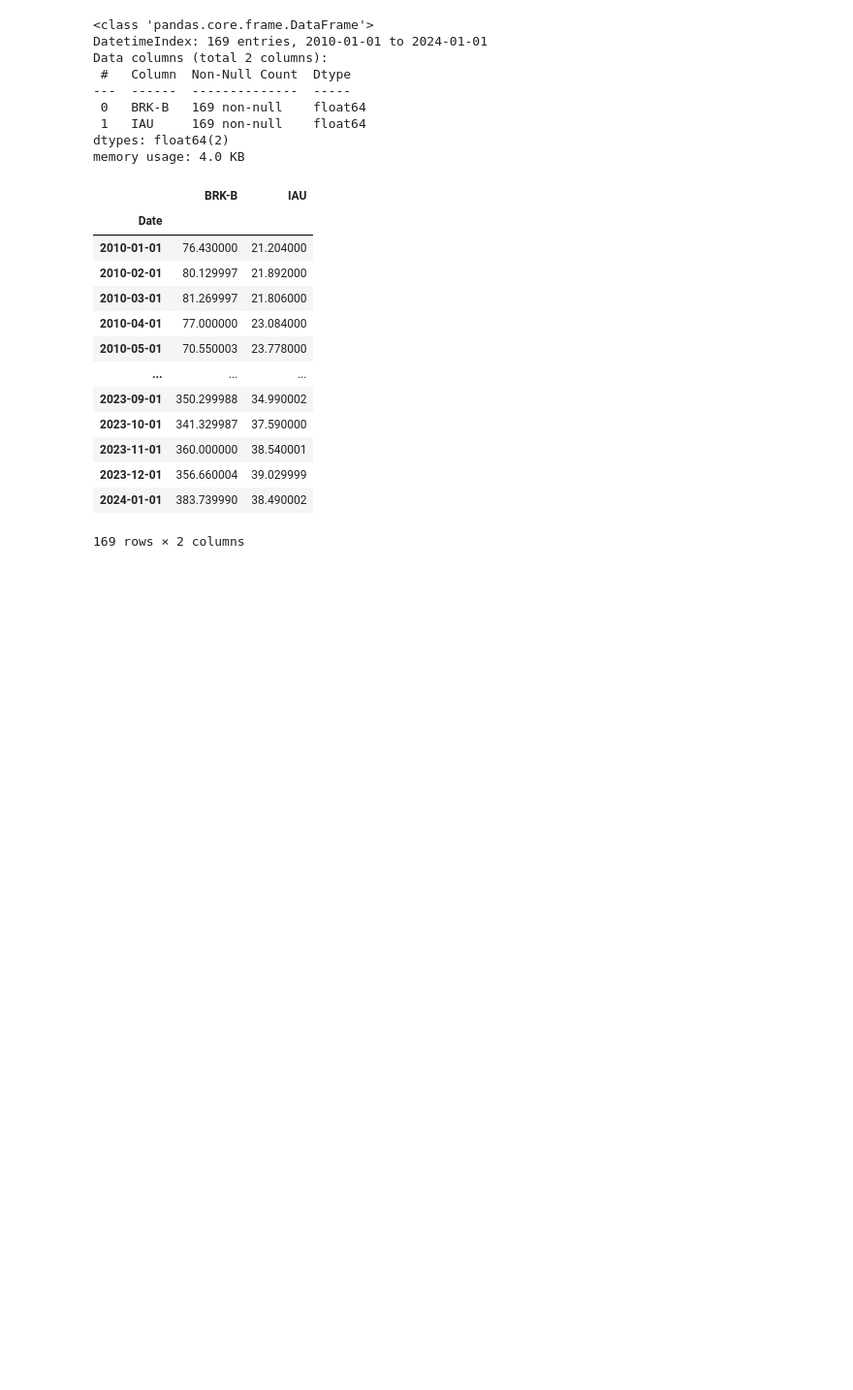
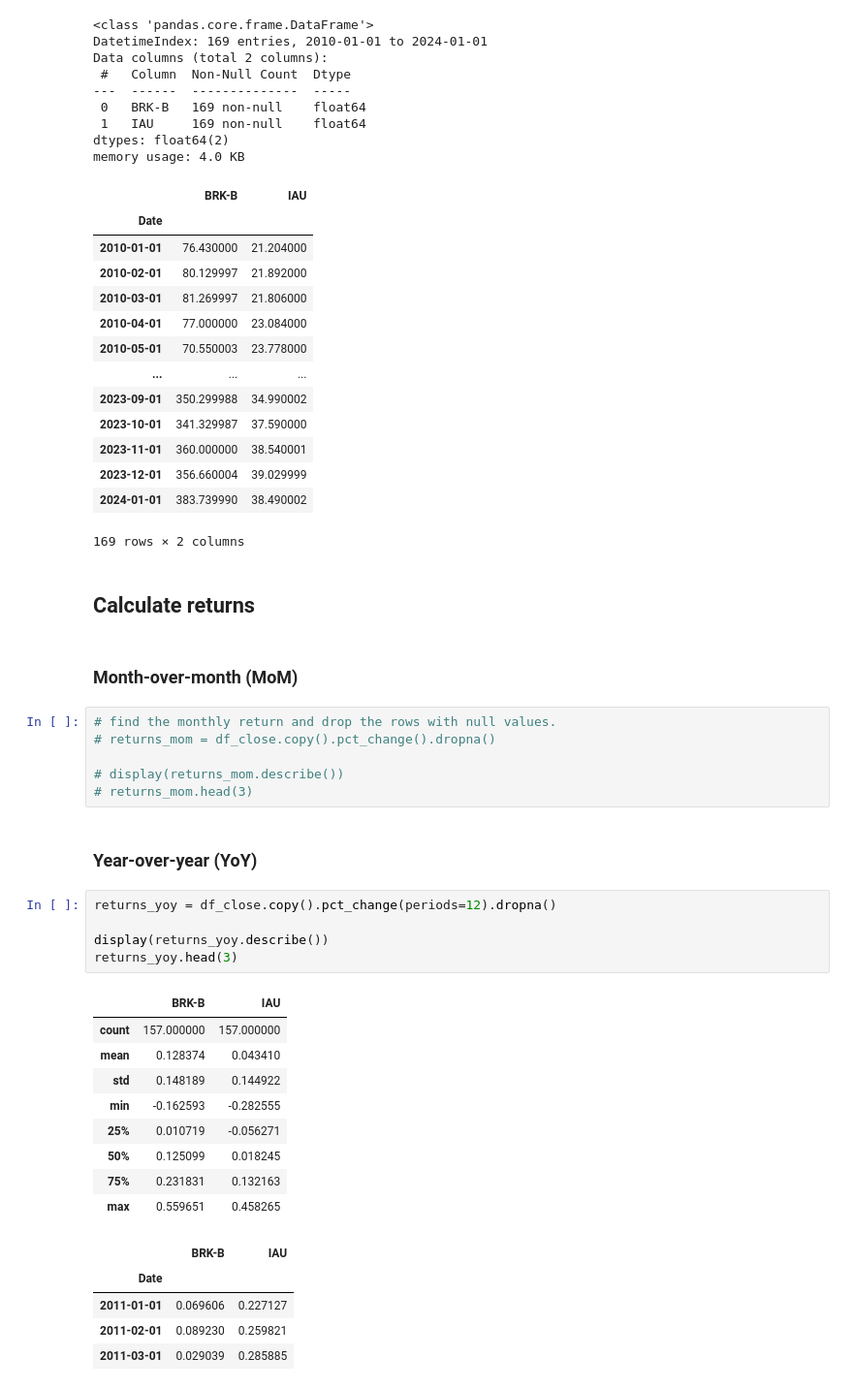
Before and after one commit to UlissesMorais/N-assets-allocation-simulation-model, a Jupyter notebook: historical-returns.ipynb, the cells around one changed output. Shown at 97% size. Drawn from its saved outputs; the diff is of its cells as text; blank space fills up the shorter version.

```diff
--- a/historical-returns.ipynb
+++ b/historical-returns.ipynb
@@ -83,3 +76,35 @@ memory usage: 4.0 KB
 | 2023-12-01 | 356.660004 | 39.029999 |
 | 2024-01-01 | 383.739990 | 38.490002 |
 169 rows × 2 columns
+# %% [markdown]
+## Calculate returns
+# %% [markdown]
+### Month-over-month (MoM)
+# %%
+# find the monthly return and drop the rows with null values.
+# returns_mom = df_close.copy().pct_change().dropna()
+
+# display(returns_mom.describe())
+# returns_mom.head(3)
+# %% [markdown]
+### Year-over-year (YoY)
+# %%
+returns_yoy = df_close.copy().pct_change(periods=12).dropna()
+
+display(returns_yoy.describe())
+returns_yoy.head(3)
+# %% [output]
+|  | BRK-B | IAU |
+| count | 157.000000 | 157.000000 |
+| mean | 0.128374 | 0.043410 |
+| std | 0.148189 | 0.144922 |
+| min | -0.162593 | -0.282555 |
+| 25% | 0.010719 | -0.056271 |
+| 50% | 0.125099 | 0.018245 |
+| 75% | 0.231831 | 0.132163 |
+| max | 0.559651 | 0.458265 |
+|  | BRK-B | IAU |
+| Date |  |  |
+| 2011-01-01 | 0.069606 | 0.227127 |
+| 2011-02-01 | 0.089230 | 0.259821 |
+| 2011-03-01 | 0.029039 | 0.285885 |
```
Also changed, not shown: parts of 5 cells of this notebook.
